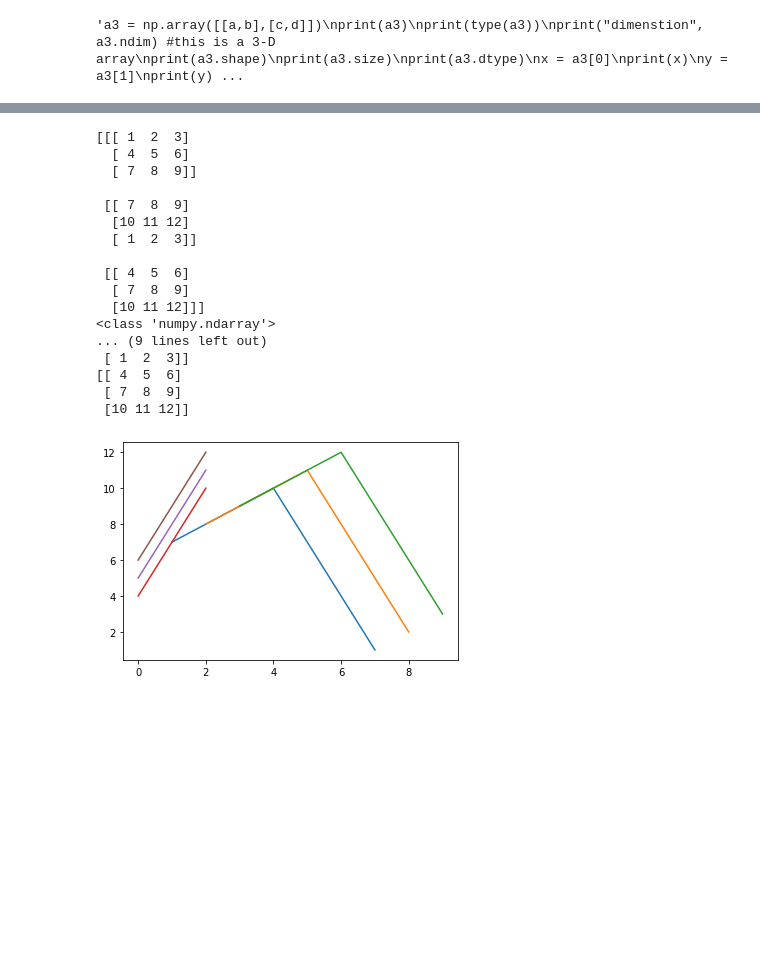
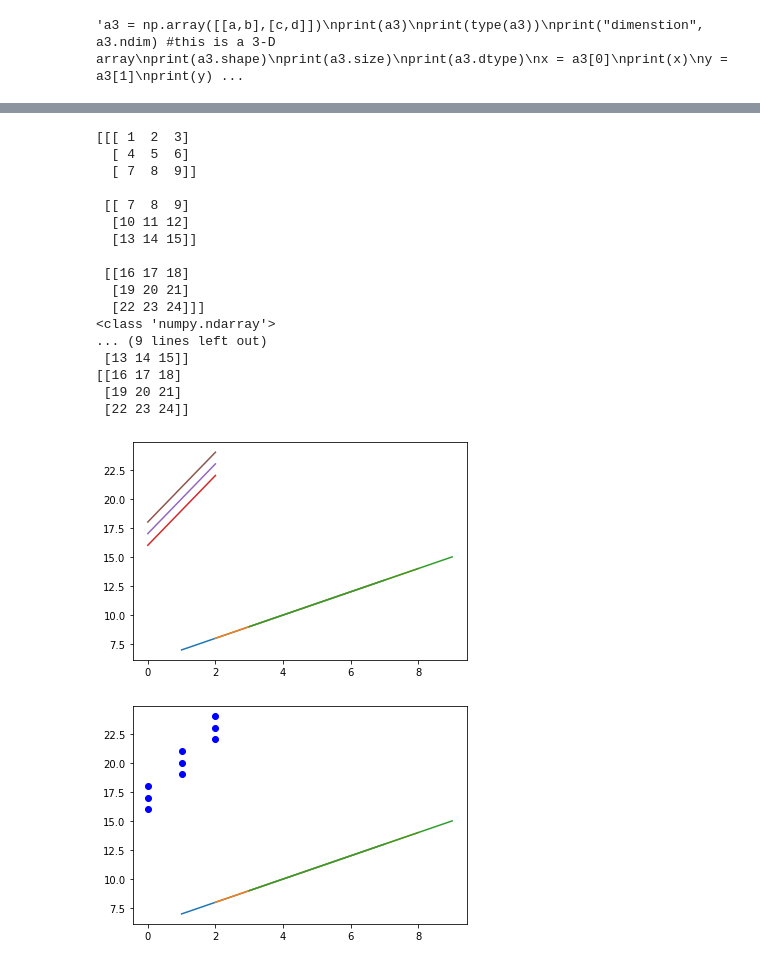
Before and after one commit to ulrikSebastienR/Colab-python-diaries, a Jupyter notebook: bb_numpy.ipynb, the cells around one changed output, grey strips where cells are left out. Saved outputs shown, nothing was run; the diff lists cells and outputs as text; code cells hidden in the pictures; blank space fills up the shorter version.

```diff
--- a/bb_numpy.ipynb
+++ b/bb_numpy.ipynb
@@ -13,6 +13,10 @@ a = [1,2,3]
 b = [4,5,6]
 c = [7,8,9]
 d = [10,11,12]
+e = [13,14,15]
+f = [16,17,18]
+g = [19,20,21]
+h = [22,23,24]
 print(type(a))
 # %% [output]
 <class 'list'>
@@ -150,35 +161,38 @@ int64
 # %%
-a3 = np.array([[a,b,c],[c,d,a],[b,c,d]])
+a3 = np.array([[a,b,c],[c,d,e],[f,g,h]])
 print(a3)
 print(type(a3))
 print("dimenstion", a3.ndim) #this is a 3-D array
 print(a3.shape)
 print(a3.size)
 print(a3.dtype)
 x = a3[0]
 print(x)
 y = a3[1]
 print(y)
 z = a3[2]
 print(z)
 plt.plot(x,y,z)
 plt.show()
+plt.plot(x,y,z,"ob")
+plt.show()
 # %% [output]
 [[[ 1  2  3]
   [ 4  5  6]
   [ 7  8  9]]
 
  [[ 7  8  9]
   [10 11 12]
-  [ 1  2  3]]
+  [13 14 15]]
 
- [[ 4  5  6]
-  [ 7  8  9]
-  [10 11 12]]]
+ [[16 17 18]
+  [19 20 21]
+  [22 23 24]]]
 <class 'numpy.ndarray'>
 ... (9 lines left out)
- [ 1  2  3]]
-[[ 4  5  6]
- [ 7  8  9]
- [10 11 12]]
+ [13 14 15]]
+[[16 17 18]
+ [19 20 21]
+ [22 23 24]]
-[figure, old version]
+[figure, new version]
+[figure, added]
```
Also changed, not shown: parts of 2 cells of this notebook.
